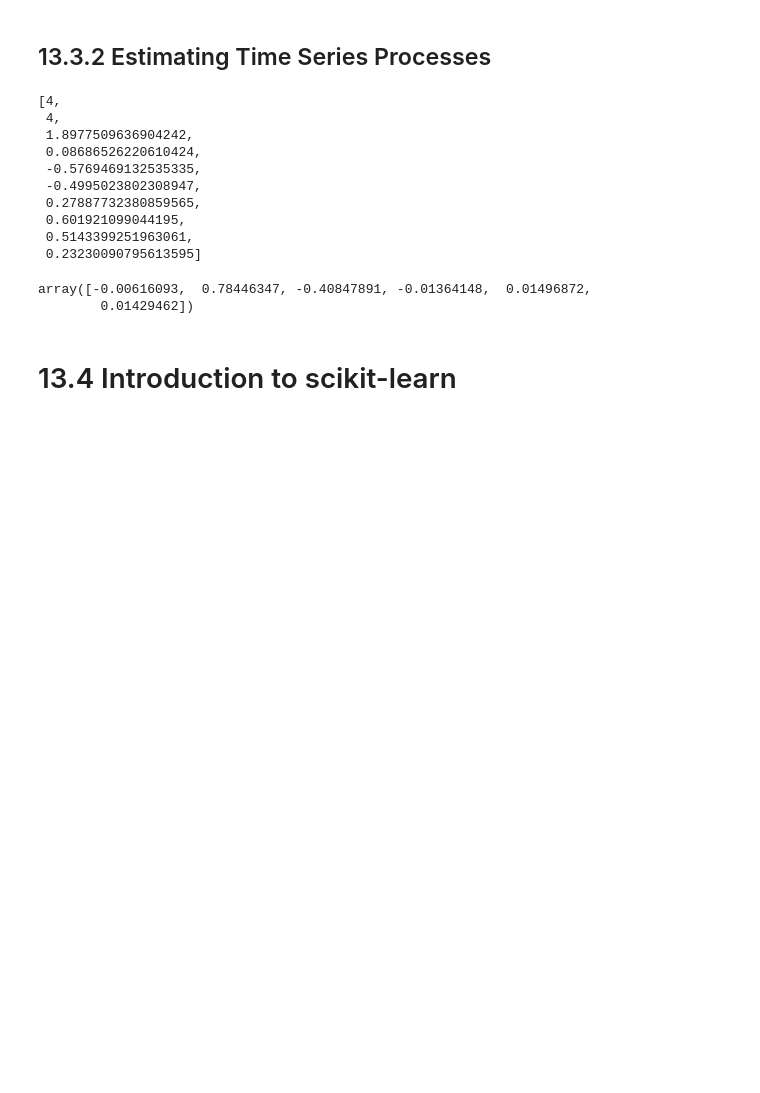
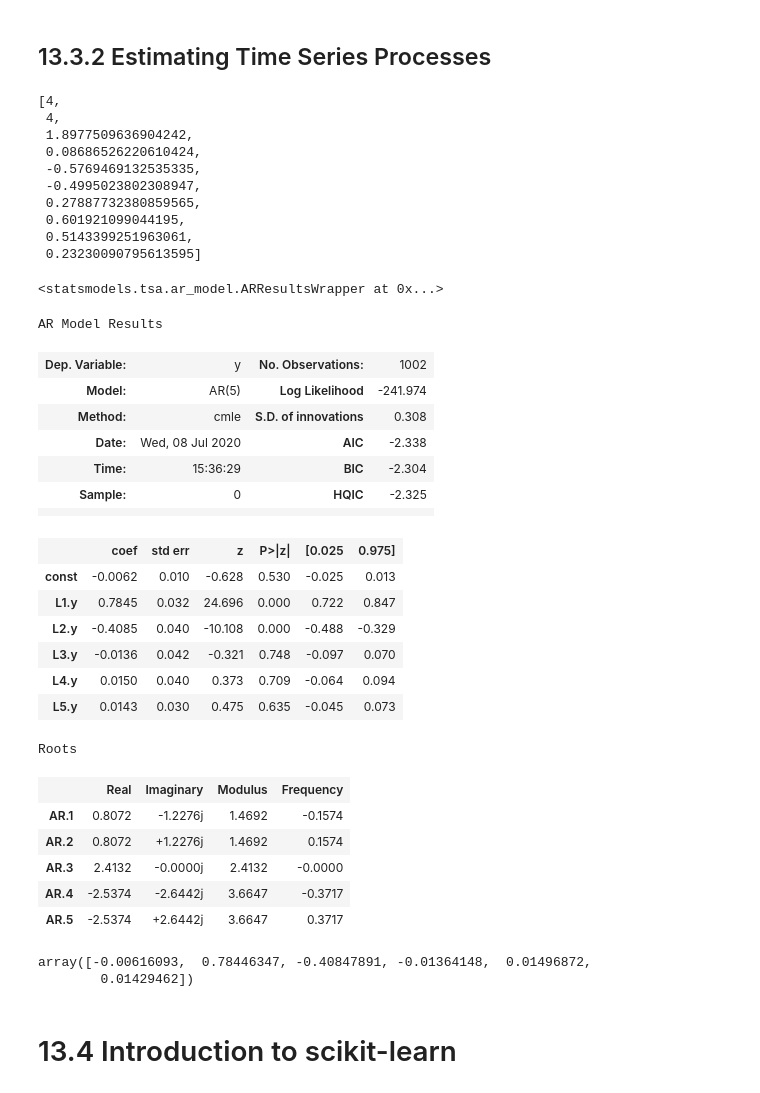
Before and after one commit to BoyuanLi-Steven/Python-For-Data-Analysis-2nd, a Jupyter notebook: Chapter 13. Introduction to Modeling Libraries in Python.ipynb, the cells around one changed output. Cells and saved outputs as stored; diff of their text form; code cells hidden in the pictures; blank space fills up the shorter version.

```diff
--- a/Chapter 13. Introduction to Modeling Libraries in Python.ipynb
+++ b/Chapter 13. Introduction to Modeling Libraries in Python.ipynb
@@ -571,6 +669,34 @@ values[:10]
 MAXLAGS = 5
 model = sm.tsa.AR(values)
 results = model.fit(MAXLAGS)
+results
+# %% [output]
+<statsmodels.tsa.ar_model.ARResultsWrapper at 0x...>
+# %%
+results.summary()
+# %% [output]
+AR Model Results
+| Dep. Variable: | y | No. Observations: | 1002 |
+| Model: | AR(5) | Log Likelihood | -241.974 |
+| Method: | cmle | S.D. of innovations | 0.308 |
+| Date: | Wed, 08 Jul 2020 | AIC | -2.338 |
+| Time: | 15:36:29 | BIC | -2.304 |
+| Sample: | 0 | HQIC | -2.325 |
+|  |  |  |  |
+|  | coef | std err | z | P>|z| | [0.025 | 0.975] |
+| const | -0.0062 | 0.010 | -0.628 | 0.530 | -0.025 | 0.013 |
+| L1.y | 0.7845 | 0.032 | 24.696 | 0.000 | 0.722 | 0.847 |
+| L2.y | -0.4085 | 0.040 | -10.108 | 0.000 | -0.488 | -0.329 |
+| L3.y | -0.0136 | 0.042 | -0.321 | 0.748 | -0.097 | 0.070 |
+| L4.y | 0.0150 | 0.040 | 0.373 | 0.709 | -0.064 | 0.094 |
+| L5.y | 0.0143 | 0.030 | 0.475 | 0.635 | -0.045 | 0.073 |
+Roots
+|  | Real | Imaginary | Modulus | Frequency |
+| AR.1 | 0.8072 | -1.2276j | 1.4692 | -0.1574 |
+| AR.2 | 0.8072 | +1.2276j | 1.4692 | 0.1574 |
+| AR.3 | 2.4132 | -0.0000j | 2.4132 | -0.0000 |
+| AR.4 | -2.5374 | -2.6442j | 3.6647 | -0.3717 |
+| AR.5 | -2.5374 | +2.6442j | 3.6647 | 0.3717 |
 # %%
 results.params
 # %% [output]
```
Also changed, not shown: parts of 71 cells of this notebook.
